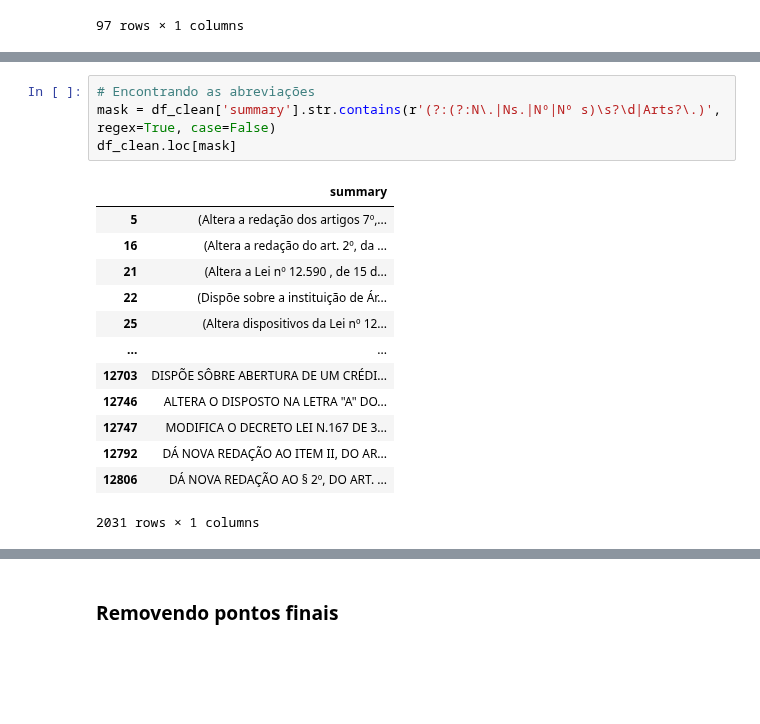
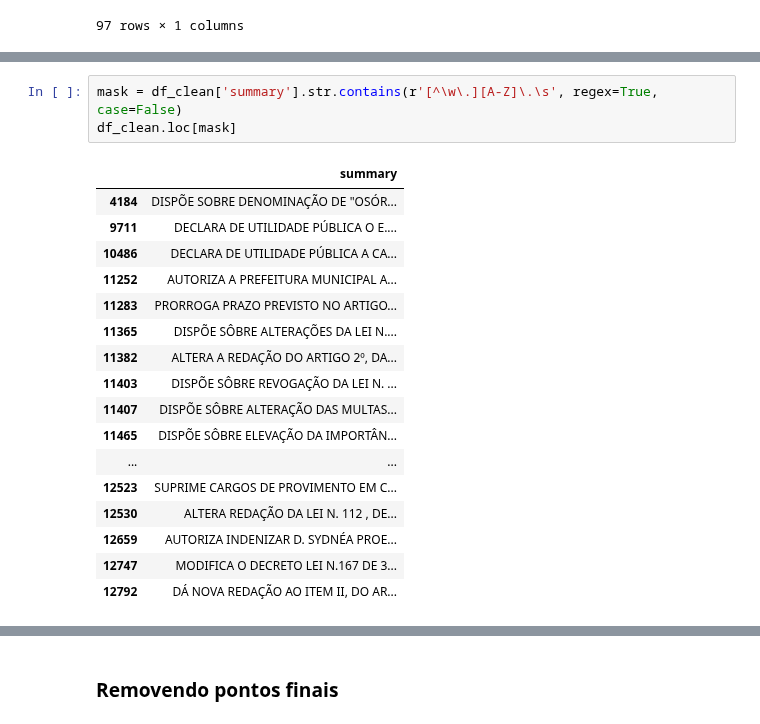
Before and after one commit to vinialbano/TCC-IFSP, a Jupyter notebook: 2-cleaning.ipynb, the cells around one changed output, grey strips where cells are left out. Saved outputs shown, nothing was run; the diff lists cells and outputs as text; blank space fills up the shorter version.

```diff
--- a/data-cleaning.ipynb
+++ b/2-cleaning.ipynb
@@ -597,19 +581,22 @@ Assim, vamos somente padronizar algumas abreviações comuns em textos legislati
 Os demais pontos podem ser removidos sem grandes prejuízos.
 # %%
-# Encontrando as abreviações
-mask = df_clean['summary'].str.contains(r'(?:(?:N\.|Ns.|Nº|Nº s)\s?\d|Arts?\.)', regex=True, case=False)
+mask = df_clean['summary'].str.contains(r'[^\w\.][A-Z]\.\s', regex=True, case=False)
 df_clean.loc[mask]
 # %% [output]
 |  | summary |
-| 5 | (Altera a redação dos artigos 7º,... |
-| 16 | (Altera a redação do art. 2º, da ... |
-| 21 | (Altera a Lei nº 12.590 , de 15 d... |
-| 22 | (Dispõe sobre a instituição de Ár... |
-| 25 | (Altera dispositivos da Lei nº 12... |
+| 4184 | DISPÕE SOBRE DENOMINAÇÃO DE "OSÓR... |
+| 9711 | DECLARA DE UTILIDADE PÚBLICA O E.... |
+| 10486 | DECLARA DE UTILIDADE PÚBLICA A CA... |
+| 11252 | AUTORIZA A PREFEITURA MUNICIPAL A... |
+| 11283 | PRORROGA PRAZO PREVISTO NO ARTIGO... |
+| 11365 | DISPÕE SÔBRE ALTERAÇÕES DA LEI N.... |
+| 11382 | ALTERA A REDAÇÃO DO ARTIGO 2º, DA... |
+| 11403 | DISPÕE SÔBRE REVOGAÇÃO DA LEI N. ... |
+| 11407 | DISPÕE SÔBRE ALTERAÇÃO DAS MULTAS... |
+| 11465 | DISPÕE SÔBRE ELEVAÇÃO DA IMPORTÂN... |
 | ... | ... |
-| 12703 | DISPÕE SÔBRE ABERTURA DE UM CRÉDI... |
-| 12746 | ALTERA O DISPOSTO NA LETRA "A" DO... |
+| 12523 | SUPRIME CARGOS DE PROVIMENTO EM C... |
+| 12530 | ALTERA REDAÇÃO DA LEI N. 112 , DE... |
+| 12659 | AUTORIZA INDENIZAR D. SYDNÉA PROE... |
 | 12747 | MODIFICA O DECRETO LEI N.167 DE 3... |
 | 12792 | DÁ NOVA REDAÇÃO AO ITEM II, DO AR... |
-| 12806 | DÁ NOVA REDAÇÃO AO § 2º, DO ART. ... |
-2031 rows × 1 columns
```
Also changed, not shown: parts of 37 cells of this notebook, 7 other files.
